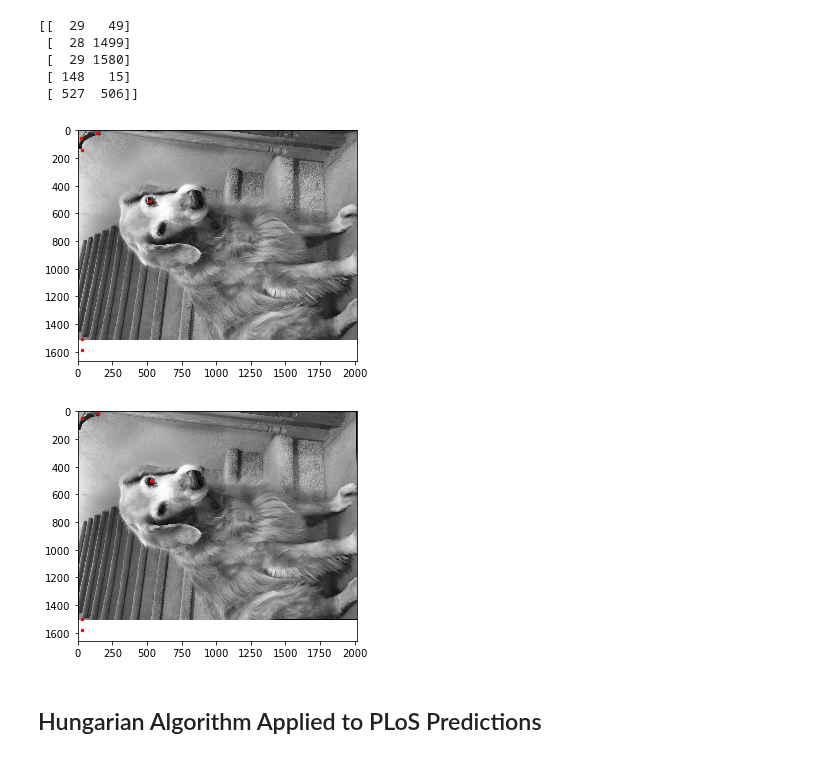
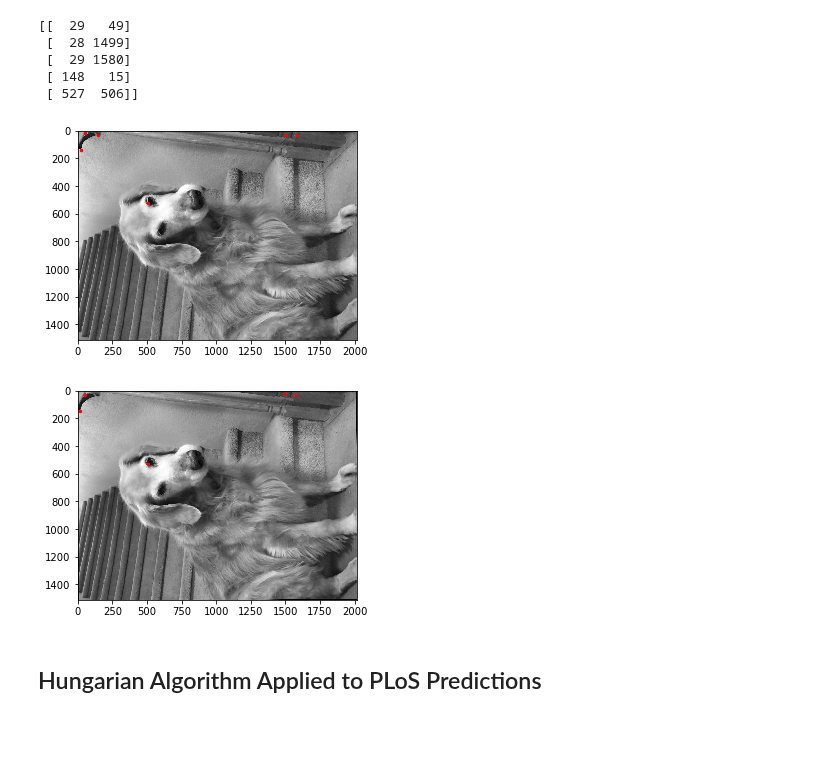
Before and after one commit to NeuroDataDesign/LIDS, a Jupyter notebook: hungarian reg/Hungarian Algorithm - Python Implementation .ipynb, the cells around one changed output. Saved outputs shown, nothing was run; the diff lists cells and outputs as text; code cells hidden in the pictures; blank space fills up the shorter version.

```diff
--- a/hungarian reg/Hungarian Algorithm - Python Implementation .ipynb
+++ b/hungarian reg/Hungarian Algorithm - Python Implementation .ipynb
@@ -614,17 +451,17 @@ print(coords_D_3_new)
 # %%
 plt.figure(figsize = (5, 5))
 
 plt.imshow(image_1, cmap = plt.cm.gray)
-plt.plot(coords_D[:, 0], coords_D[:, 1], '.r', markersize = 5)
+plt.plot(coords_D[:, 1], coords_D[:, 0], '.r', markersize = 5)
 
 plt.figure(figsize = (5, 5))
 
 plt.imshow(new_pic, cmap = plt.cm.gray)
-plt.plot(coords_D_3[:, 0], coords_D_3[:, 1], '.r', markersize = 5)
+plt.plot(coords_D_3[:, 1], coords_D_3[:, 0], '.r', markersize = 5)
 plt.show()
 # %% [output]
-[figure, old version]
+[figure, new version]
-[figure, old version]
+[figure, new version]
 # %% [markdown]
 ## Hungarian Algorithm Applied to PLoS Predictions
 # %%
```
Also changed, not shown: parts of 30 cells of this notebook.
